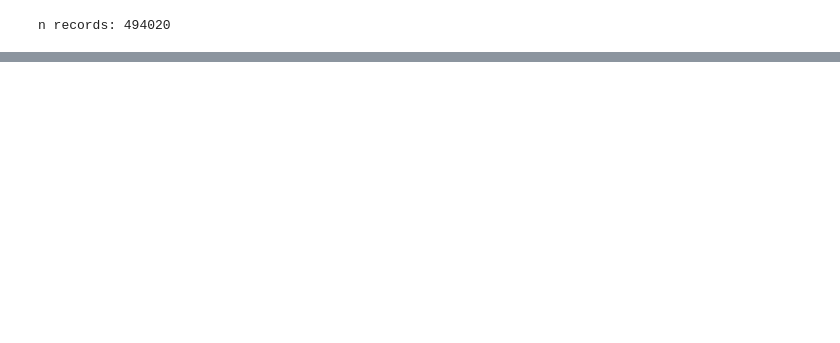
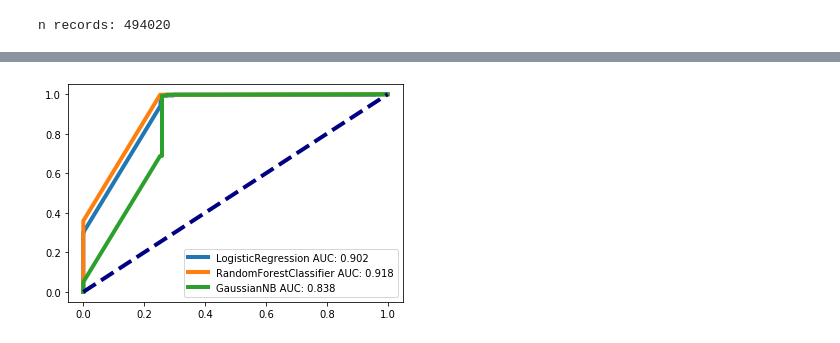
Before and after one commit to deargle/deargle.github.io, a Jupyter notebook: notebooks/ml_model_evaluation.ipynb, the cells around one changed output, grey strips where cells are left out. Drawn from its saved outputs; the diff is of its cells as text; code cells hidden in the pictures; blank space fills up the shorter version.

Commit message:
example of calculating some evaluation metrics and plots for the kddcup99 dataset

```diff
--- a/notebooks/ml_model_evaluation.ipynb
+++ b/notebooks/ml_model_evaluation.ipynb
@@ -35,0 +29,8 @@ print(dos_types)
+# %%
+# grouped by type
+attack_types = pd.DataFrame([row.split() for row in data.split('\n')], columns=['name','type'])
+attack_type_groups = attack_types.groupby('type')['name'].unique()
+
+print('attack group types: {}'.format(', '.join(attack_type_groups.index)))
+print()
+print(attack_type_groups)
@@ -48,0 +107,5 @@ Num not DOS attack: 102562
+# %%
+X_is_dos, y_is_dos = get_attack_type_downsampled_balanced_subset(attack_type_groups['dos'], 'is_dos_attack', X, y)
+X_is_probe, y_is_probe = get_attack_type_downsampled_balanced_subset(attack_type_groups['probe'], 'is_probe_attack', X, y)
+X_is_r2l, y_is_r2l = get_attack_type_downsampled_balanced_subset(attack_type_groups['r2l'], 'is_r2l_attack', X, y)
+X_is_u2r, y_is_u2r = get_attack_type_downsampled_balanced_subset(attack_type_groups['u2r'], 'is_u2r_attack', X, y)
@@ -48,0 +130,3 @@ Num not DOS attack: 102562
+# %%
+# Which one to run the following analyses on? Options are the pairs generated in the cell above
+X, y = X_is_probe, y_is_probe
@@ -48,0 +173,77 @@ Num not DOS attack: 102562
+# %%
+# https://scikit-learn.org/stable/auto_examples/model_selection/plot_precision_recall.html#sphx-glr-auto-examples-model-selection-plot-precision-recall-py
+# https://scikit-learn.org/stable/auto_examples/model_selection/plot_roc.html
+# [plot ROC curve sklearn](https://stackoverflow.com/a/47562197/5917194)
+# [Precision-recall AUC](https://machinelearningmastery.com/roc-curves-and-precision-recall-curves-for-imbalanced-classification/)
+# [Average precision and AUC precision-recall](https://scikit-learn.org/stable/auto_examples/model_selection/plot_precision_recall.html#sphx-glr-auto-examples-model-selection-plot-precision-recall-py)
+
+from sklearn.metrics import precision_recall_curve
+from sklearn.metrics import plot_precision_recall_curve
+from sklearn.metrics import average_precision_score
+from sklearn.metrics import log_loss
+from sklearn.metrics import roc_auc_score, roc_curve, auc
+import matplotlib.pyplot as plt
+
+
+# Append classifier to preprocessing pipeline.
+# Now we have a full prediction pipeline.
+classifiers = [
+    LogisticRegression(),
+    #DecisionTreeClassifier(),
+    RandomForestClassifier(),
+    GaussianNB()
+    #MLPClassifier()
+    #KNeighborsClassifier()
+]
+
+clf = Pipeline(steps=[('preprocessor', preprocessor),
+                      ('clf', None)])
+
+# [introduction pyplot tutorial](https://matplotlib.org/tutorials/introductory/pyplot.html)
+# [separate figures](https://matplotlib.org/tutorials/intermediate/artists.html)
+
+X_train, X_test, y_train, y_test = train_test_split(X, y, test_size=0.2, random_state=42)
+
+roc_things = []
+precision_recall_things = []
+
+for classifier in classifiers:
+    clf.set_params(clf=classifier).fit(X_train, y_train)
+    classifier_name = classifier.__class__.__name__
+    print(str(classifier))
+    print("model score: %.3f" % clf.score(X_test, y_test))
+
+
+    y_score = clf.predict_proba(X_test)[:,1]
+
+    roc_auc = roc_auc_score(y_test, y_score)
+    fpr, tpr, _ = roc_curve(y_test, y_score)
+    roc_things.append((fpr, tpr, '{} AUC: {:.3f}'.format(classifier_name, roc_auc)))
+
+    precision, recall, thresholds = precision_recall_curve(y_test, y_score)
+    pr_auc = auc(recall, precision)
+    precision_recall_things.append((recall, precision, thresholds, '{} AUC: {:.3f}'.format(classifier_name, pr_auc)))
+    #plot_precision_recall_curve(clf, X_test, y_test)
+
+    print('average precision score: {:.3f}'.format(average_precision_score(y_test, y_score)))
+    print('roc_auc_score: {:.3f}'.format(roc_auc))
+    print('precision-recall AUC: {:.3f}'.format(pr_auc))
+    print()
+
+roc_plt = plt.figure()
+lw = 4
+for roc_thing in roc_things:
+    fpr, tpr, label = roc_thing
+    plt.plot(fpr, tpr, lw=lw, label=label)
+plt.plot([0, 1], [0, 1], color='navy', lw=lw, linestyle='--') # dadgum no-skill line
+plt.legend()
+plt.show()
+
+pr_plt = plt.figure()
+for pr_thing in precision_recall_things:
+    recall, precision, _, label = pr_thing
+    plt.plot(recall, precision, lw=lw, label=label)
+ratio = y_test[y_test].shape[0] / y_test.shape[0]
+plt.hlines(y=ratio, xmin=0, xmax=1, color='navy', lw=lw, linestyle='--') # dadgum no-skill line
+plt.legend()
+# %% [output]
@@ -48,0 +267 @@ Num not DOS attack: 102562
+[figure, added]
```
Also changed, not shown: parts of 10 cells of this notebook.
